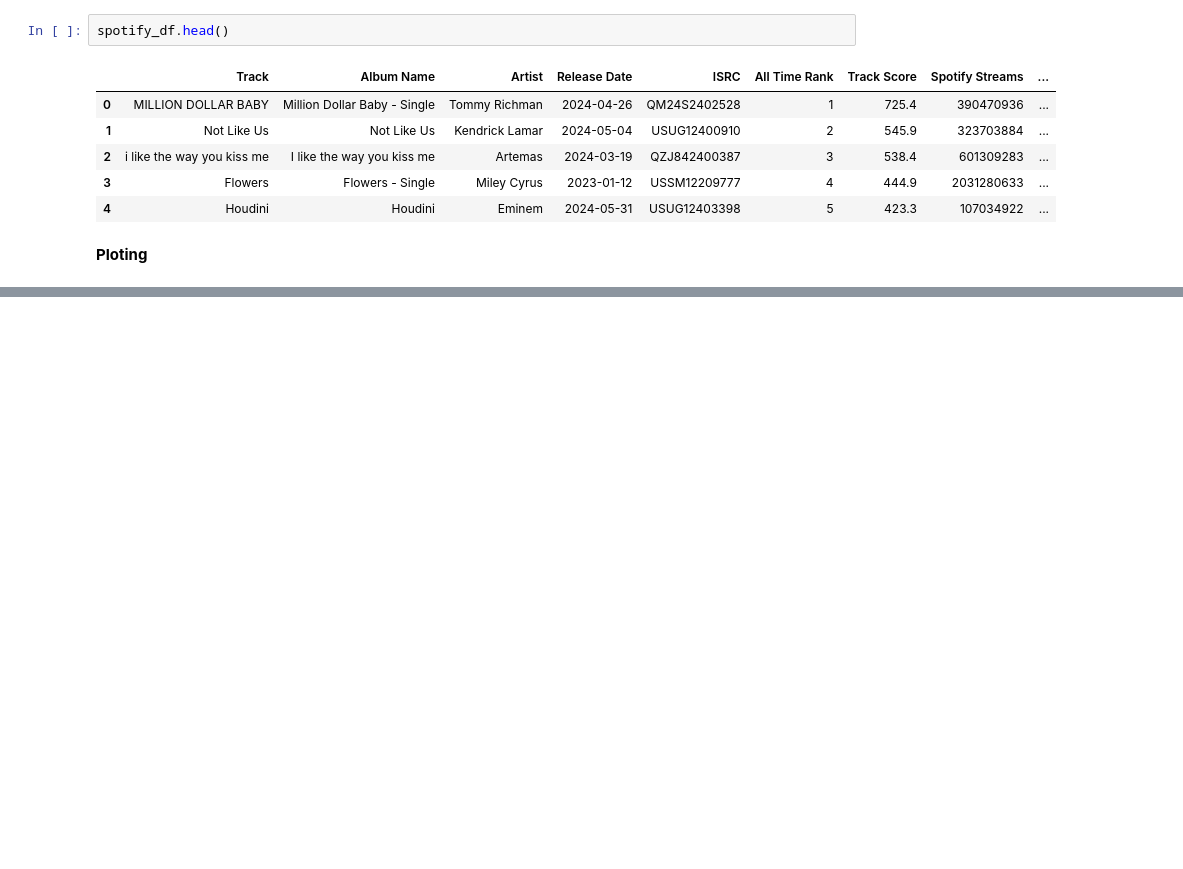
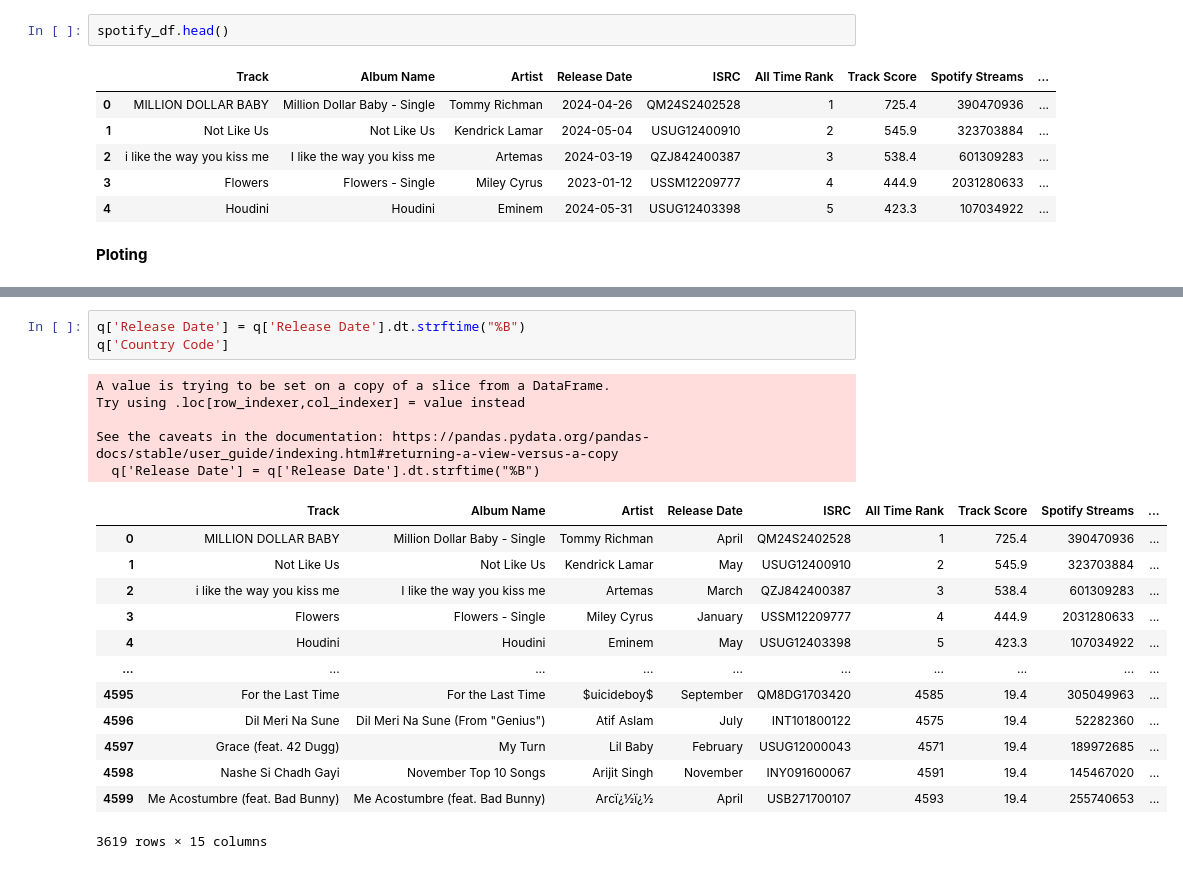
Before and after one commit to SrijaG29/Spotify_df-visualization, a Jupyter notebook: Spotify_Dataframe.ipynb, the cells around one changed output, grey strips where cells are left out. Cells and saved outputs as stored; diff of their text form; blank space fills up the shorter version.

```diff
--- a/Spotify_Dataframe.ipynb
+++ b/Spotify_Dataframe.ipynb
@@ -424,0 +469,22 @@ Name: Artist, Length: 1999, dtype: int64
+# %%
+q['Release Date'] = q['Release Date'].dt.strftime("%B")
+q['Country Code']
+# %% [output]
+A value is trying to be set on a copy of a slice from a DataFrame.
+Try using .loc[row_indexer,col_indexer] = value instead
+
+See the caveats in the documentation: https://pandas.pydata.org/pandas-docs/stable/user_guide/indexing.html#returning-a-view-versus-a-copy
+  q['Release Date'] = q['Release Date'].dt.strftime("%B")
+|  | Track | Album Name | Artist | Release Date | ISRC | All Time Rank | Track Score | Spotify Streams | ... |
+| 0 | MILLION DOLLAR BABY | Million Dollar Baby - Single | Tommy Richman | April | QM24S2402528 | 1 | 725.4 | 390470936 | ... |
+| 1 | Not Like Us | Not Like Us | Kendrick Lamar | May | USUG12400910 | 2 | 545.9 | 323703884 | ... |
+| 2 | i like the way you kiss me | I like the way you kiss me | Artemas | March | QZJ842400387 | 3 | 538.4 | 601309283 | ... |
+| 3 | Flowers | Flowers - Single | Miley Cyrus | January | USSM12209777 | 4 | 444.9 | 2031280633 | ... |
+| 4 | Houdini | Houdini | Eminem | May | USUG12403398 | 5 | 423.3 | 107034922 | ... |
+| ... | ... | ... | ... | ... | ... | ... | ... | ... | ... |
+| 4595 | For the Last Time | For the Last Time | $uicideboy$ | September | QM8DG1703420 | 4585 | 19.4 | 305049963 | ... |
+| 4596 | Dil Meri Na Sune | Dil Meri Na Sune (From "Genius") | Atif Aslam | July | INT101800122 | 4575 | 19.4 | 52282360 | ... |
+| 4597 | Grace (feat. 42 Dugg) | My Turn | Lil Baby | February | USUG12000043 | 4571 | 19.4 | 189972685 | ... |
+| 4598 | Nashe Si Chadh Gayi | November Top 10 Songs | Arijit Singh | November | INY091600067 | 4591 | 19.4 | 145467020 | ... |
+| 4599 | Me Acostumbre (feat. Bad Bunny) | Me Acostumbre (feat. Bad Bunny) | Arcï¿½ï¿½ | April | USB271700107 | 4593 | 19.4 | 255740653 | ... |
+3619 rows × 15 columns
```
Also changed, not shown: parts of 10 cells of this notebook.
